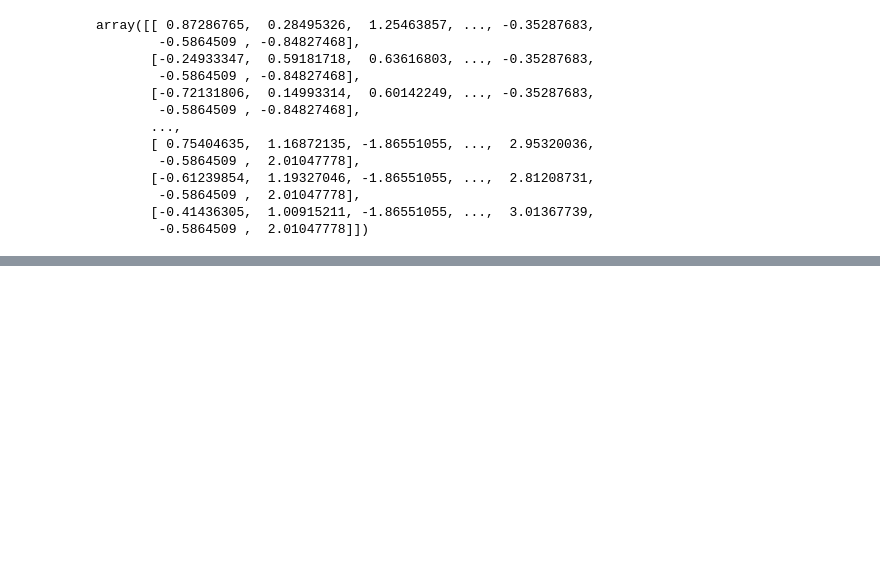
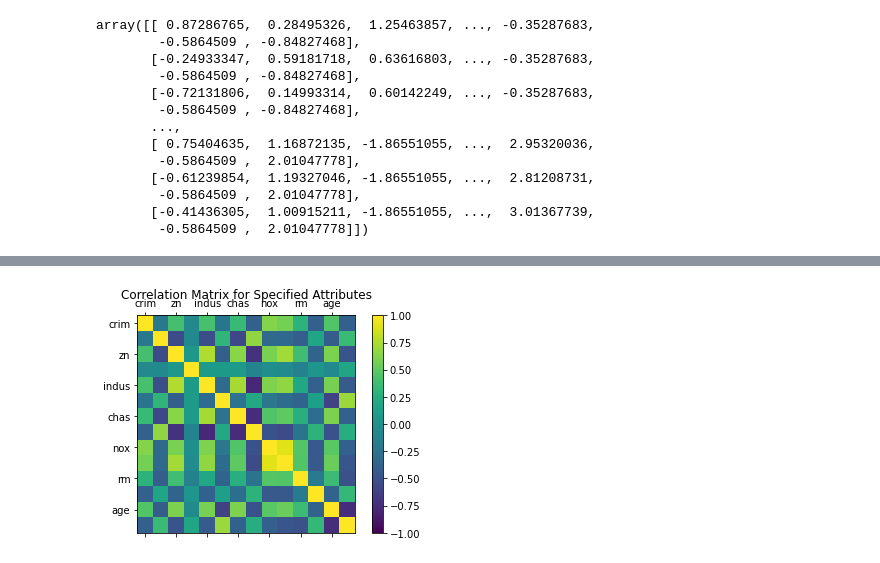
Before and after one commit to yawpAI/colab, a Jupyter notebook: lesson1.ipynb, the cells around one changed output, grey strips where cells are left out. Cells and saved outputs as stored; diff of their text form; code cells hidden in the pictures; blank space fills up the shorter version.

```diff
--- a/lesson1.ipynb
+++ b/lesson1.ipynb
@@ -420,0 +414,4 @@ array([[ 0.87286765,  0.28495326,  1.25463857, ..., -0.35287683,
+# %%
+boston_path = '/content/drive/MyDrive/1CodeScripts/section2/Boston.csv'
+boston = spark.read.csv(boston_path, header=True, inferSchema=True)
+boston.summary().show()
@@ -420,0 +428,2 @@ array([[ 0.87286765,  0.28495326,  1.25463857, ..., -0.35287683,
+# %%
+boston = boston.drop('_c0')
@@ -420,0 +546,4 @@ array([[ 0.87286765,  0.28495326,  1.25463857, ..., -0.35287683,
+# %%
+boston_assembler = VectorAssembler(inputCols=boston.columns, outputCol="Predictors")
+output = boston_assembler.transform(boston)
+output.show()
@@ -420,0 +570,4 @@ array([[ 0.87286765,  0.28495326,  1.25463857, ..., -0.35287683,
+# %%
+matrix = Correlation.corr(output.select(['Predictors']), "Predictors").collect()[0][0]
+corrmatrix = matrix.toArray().tolist()
+print(corrmatrix)
@@ -420,0 +598,16 @@ array([[ 0.87286765,  0.28495326,  1.25463857, ..., -0.35287683,
+# %%
+import matplotlib.pyplot as plt
+
+def plot_corr_matrix(correlations,attr,fig_no):
+    fig=plt.figure(fig_no)
+    ax=fig.add_subplot(111)
+    ax.set_title("Correlation Matrix for Specified Attributes")
+    ax.set_xticklabels(['']+attr)
+    ax.set_yticklabels(['']+attr)
+    cax=ax.matshow(correlations,vmax=1,vmin=-1) ## correlation go from -1 to 1
+    fig.colorbar(cax)
+    plt.show()
+
+plot_corr_matrix(corrmatrix, boston.columns, 234)
+# %% [output]
+[figure, added]
```
Also changed, not shown: parts of 15 cells of this notebook.
